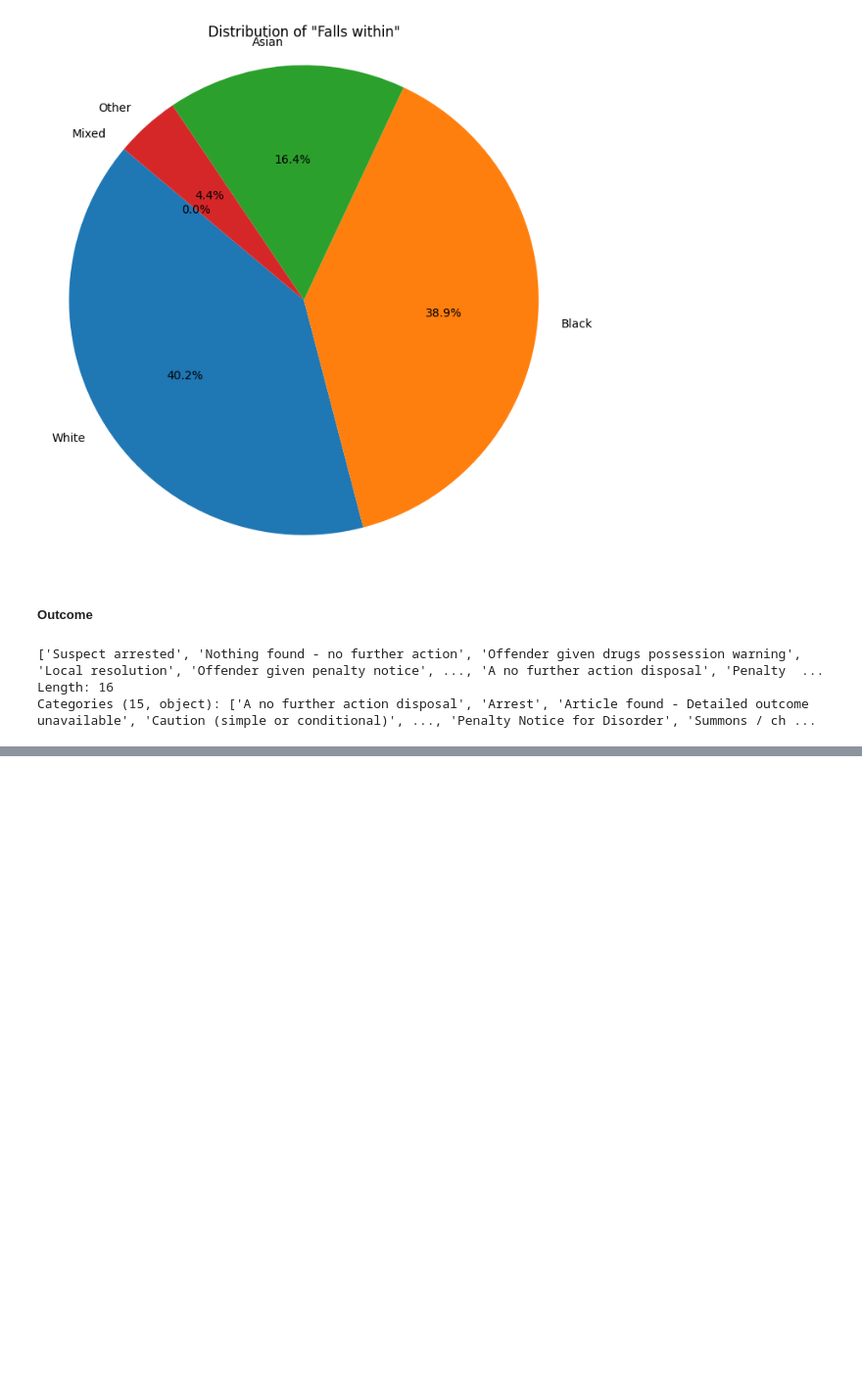
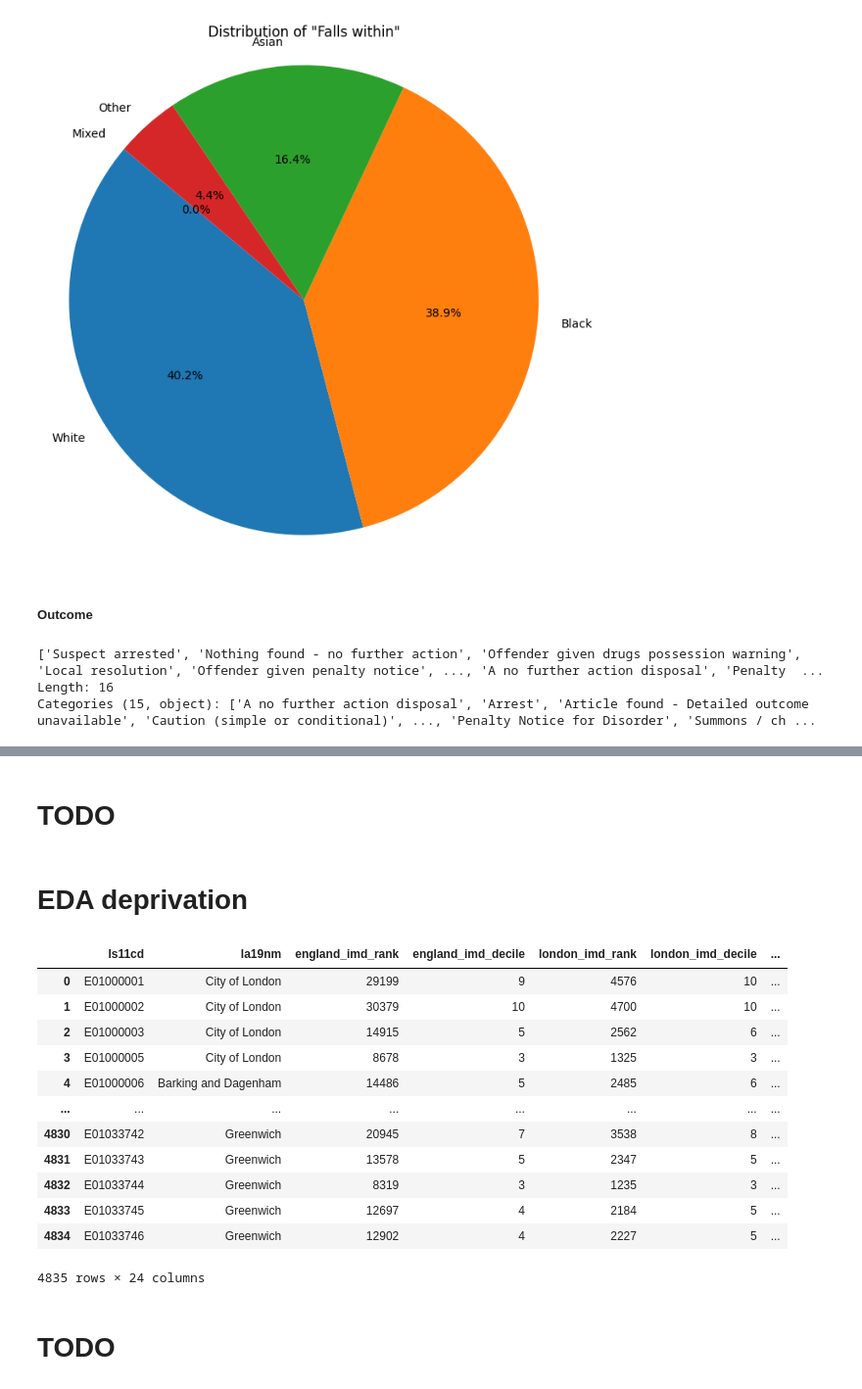
Before and after one commit to skyrimer/ARWCASP, a Jupyter notebook: basic_eda.ipynb, the cells around one changed output, grey strips where cells are left out. Shown at 98% size. Drawn from its saved outputs; the diff is of its cells as text; code cells hidden in the pictures; blank space fills up the shorter version.

```diff
--- a/basic_eda.ipynb
+++ b/basic_eda.ipynb
@@ -1225,0 +1289,22 @@ Categories (15, object): ['A no further action disposal', 'Arrest', 'Article fou
+# %% [markdown]
+# TODO
+# %% [markdown]
+# EDA deprivation
+# %%
+deprivation
+# %% [output]
+|  | ls11cd | la19nm | england_imd_rank | england_imd_decile | london_imd_rank | london_imd_decile | ... |
+| 0 | E01000001 | City of London | 29199 | 9 | 4576 | 10 | ... |
+| 1 | E01000002 | City of London | 30379 | 10 | 4700 | 10 | ... |
+| 2 | E01000003 | City of London | 14915 | 5 | 2562 | 6 | ... |
+| 3 | E01000005 | City of London | 8678 | 3 | 1325 | 3 | ... |
+| 4 | E01000006 | Barking and Dagenham | 14486 | 5 | 2485 | 6 | ... |
+| ... | ... | ... | ... | ... | ... | ... | ... |
+| 4830 | E01033742 | Greenwich | 20945 | 7 | 3538 | 8 | ... |
+| 4831 | E01033743 | Greenwich | 13578 | 5 | 2347 | 5 | ... |
+| 4832 | E01033744 | Greenwich | 8319 | 3 | 1235 | 3 | ... |
+| 4833 | E01033745 | Greenwich | 12697 | 4 | 2184 | 5 | ... |
+| 4834 | E01033746 | Greenwich | 12902 | 4 | 2227 | 5 | ... |
+4835 rows × 24 columns
+# %% [markdown]
+# TODO
```
Also changed, not shown: parts of 4 cells of this notebook, 6 other files.
